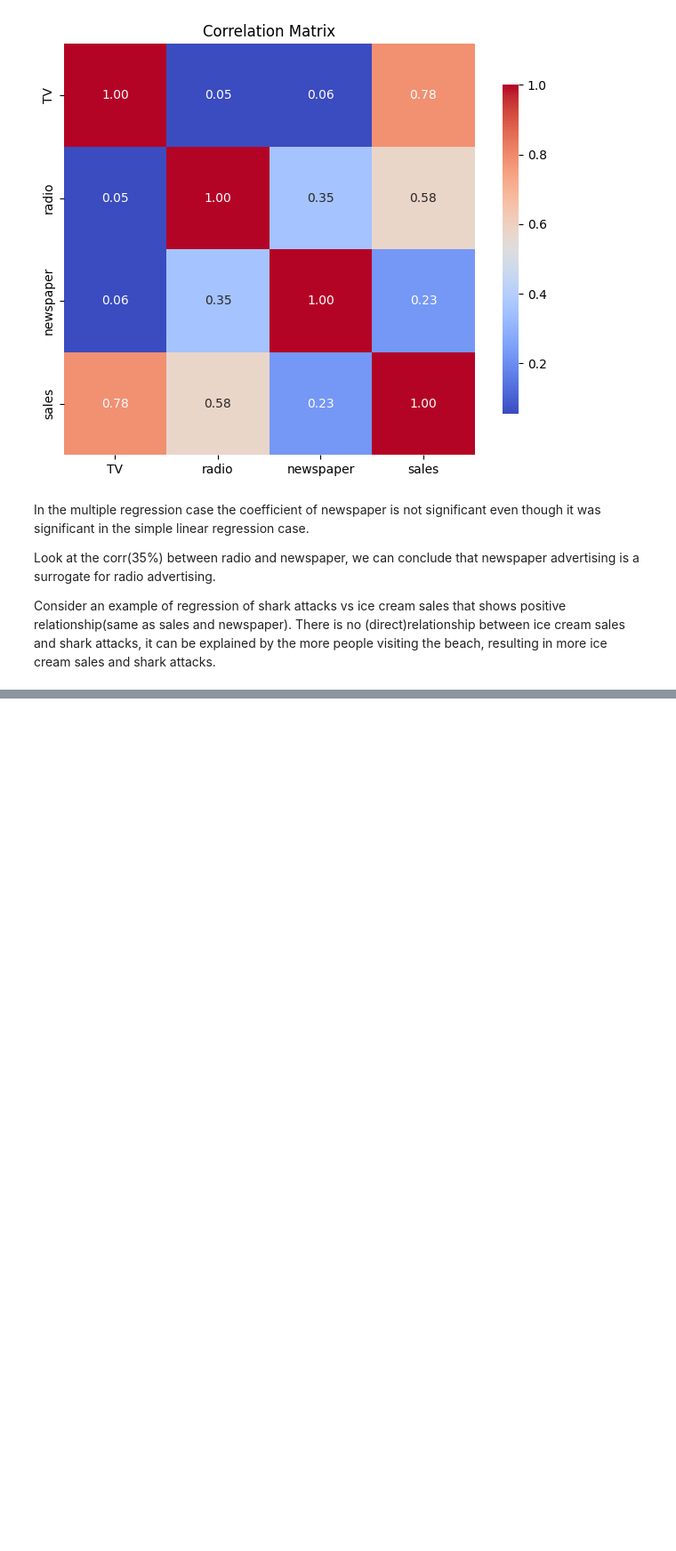
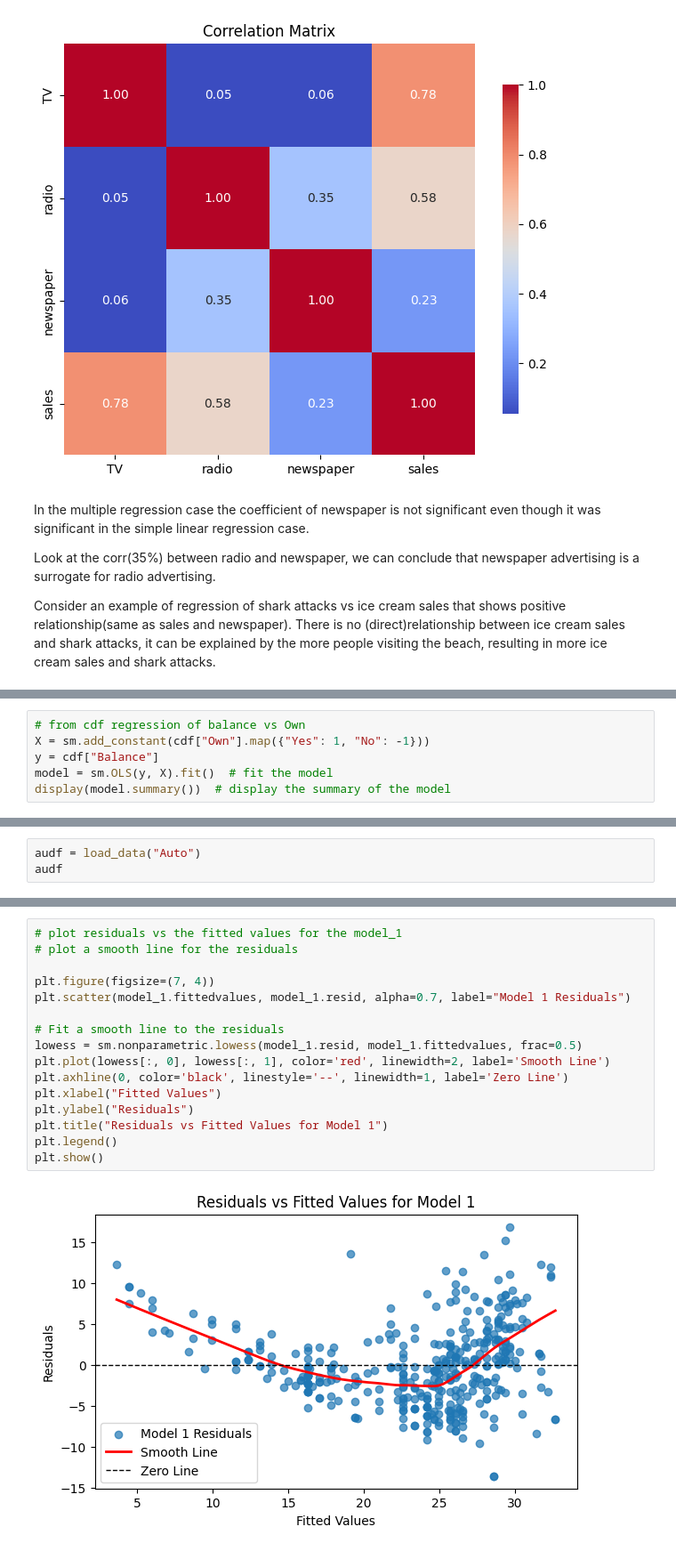
Before and after one commit to PrasannaIITM/ISL, a Jupyter notebook: Ch3_Linear_Regression/notes.ipynb, the cells around one changed output, grey strips where cells are left out. Shown at 89% size. Drawn from its saved outputs; the diff is of its cells as text; blank space fills up the shorter version.

```diff
--- a/Ch3_Linear_Regression/notes.ipynb
+++ b/Ch3_Linear_Regression/notes.ipynb
@@ -404,0 +492,6 @@ If the p-values for any one of the individual variables is small, then it is not
+# %%
+# from cdf regression of balance vs Own
+X = sm.add_constant(cdf["Own"].map({"Yes": 1, "No": -1}))
+y = cdf["Balance"]
+model = sm.OLS(y, X).fit()  # fit the model
+display(model.summary())  # display the summary of the model
@@ -404,0 +702,3 @@ If the p-values for any one of the individual variables is small, then it is not
+# %%
+audf = load_data("Auto")
+audf
@@ -404,0 +829,18 @@ If the p-values for any one of the individual variables is small, then it is not
+# %%
+# plot residuals vs the fitted values for the model_1
+# plot a smooth line for the residuals
+
+plt.figure(figsize=(7, 4))
+plt.scatter(model_1.fittedvalues, model_1.resid, alpha=0.7, label="Model 1 Residuals")
+
+# Fit a smooth line to the residuals
+lowess = sm.nonparametric.lowess(model_1.resid, model_1.fittedvalues, frac=0.5)
+plt.plot(lowess[:, 0], lowess[:, 1], color='red', linewidth=2, label='Smooth Line')
+plt.axhline(0, color='black', linestyle='--', linewidth=1, label='Zero Line')
+plt.xlabel("Fitted Values")
+plt.ylabel("Residuals")
+plt.title("Residuals vs Fitted Values for Model 1")
+plt.legend()
+plt.show()
+# %% [output]
+[figure, added]
```
Also changed, not shown: parts of 32 cells of this notebook.
